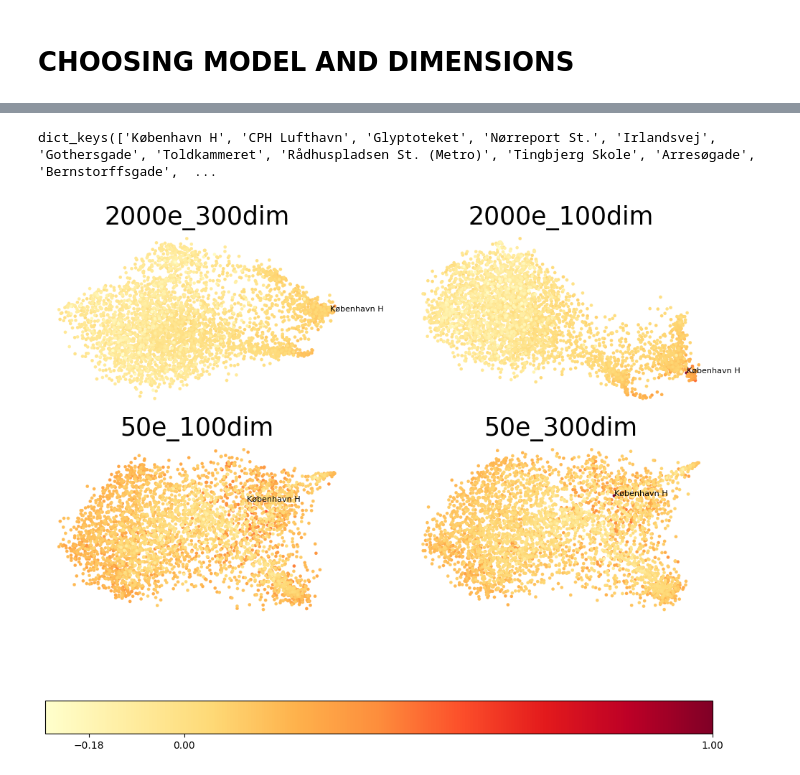
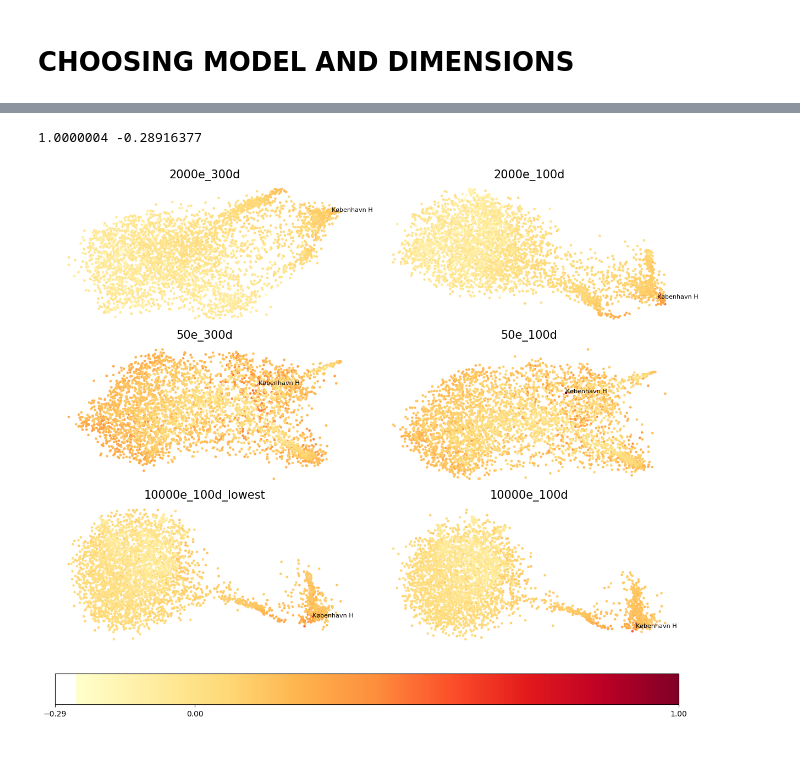
Before and after one commit to monicahardt/BachelorProject, a Jupyter notebook: Notebooks/data_analysis_cosine_similarity.ipynb, the cells around one changed output, grey strips where cells are left out. Saved outputs shown, nothing was run; the diff lists cells and outputs as text; code cells hidden in the pictures.

Commit message:
plots

```diff
--- a/Notebooks/data_analysis_cosine_similarity.ipynb
+++ b/Notebooks/data_analysis_cosine_similarity.ipynb
@@ -433,11 +433,22 @@ proj_50_300 = embedding_50_300.fit_transform(X2, init="pca")
 X3 = model_2000_100.wv.vectors
 embedding_2000_100 = pacmap.PaCMAP(n_components=2, n_neighbors=20, MN_ratio=0.5, FP_ratio=2.0)
 proj_2000_100 = embedding_2000_100.fit_transform(X3, init="pca")
+
+
+X4 = model_10000_100_lowest.wv.vectors
+embedding_10000_100_lowest = pacmap.PaCMAP(n_components=2, n_neighbors=20, MN_ratio=0.5, FP_ratio=2.0)
+proj_10000_100_lowest = embedding_10000_100_lowest.fit_transform(X4, init="pca")
+
+X5 = model_10000_100.wv.vectors
+embedding_10000_100 = pacmap.PaCMAP(n_components=2, n_neighbors=20, MN_ratio=0.5, FP_ratio=2.0)
+proj_10000_100 = embedding_10000_100.fit_transform(X5, init="pca")
 # %%
 similarity_matrix_2000_300 = cosine_similarity(X)
 similarity_matrix_50_100 = cosine_similarity(X1)
 similarity_matrix_50_300 = cosine_similarity(X2)
 similarity_matrix_2000_100 = cosine_similarity(X3)
+similarity_matrix_10000_100_lowest = cosine_similarity(X4)
+similarity_matrix_10000_100 = cosine_similarity(X5)
 # %%
 # Create a dictionary to map addresses to their corresponding embeddings
 journey_embeddings_2000_300 = {}
@@ -574,49 +621,66 @@ station_names_2000_300 = sorted_sim_kbh_2000_300.keys()
 station_names_50_100 = sorted_sim_kbh_50_100.keys()
 station_names_50_300 = sorted_sim_kbh_50_300.keys()
 station_names_2000_100 = sorted_sim_kbh_2000_100.keys()
-station_names_2000_100
+station_names_10000_100_lowest = sorted_sim_kbh_10000_100_lowest.keys()
+station_names_10000_100 = sorted_sim_kbh_10000_100.keys()
-# %% [output]
-dict_keys(['København H', 'CPH Lufthavn', 'Glyptoteket', 'Nørreport St.', 'Irlandsvej', 'Gothersgade', 'Toldkammeret', 'Rådhuspladsen St. (Metro)', 'Tingbjerg Skole', 'Arresøgade', 'Bernstorffsgade',  ...
 # %%
 color = [(sorted_sim_kbh_2000_300[station]) for station in station_names_2000_300]
 color1 = [(sorted_sim_kbh_2000_100[station]) for station in station_names_2000_100]
 color2 = [(sorted_sim_kbh_50_100[station]) for station in station_names_50_100]
 color3 = [(sorted_sim_kbh_50_300[station]) for station in station_names_50_300]
+color4 = [(sorted_sim_kbh_10000_100_lowest[station]) for station in station_names_10000_100_lowest]
+color5 = [(sorted_sim_kbh_10000_100[station]) for station in station_names_10000_100]
 colors = []
 colors.append(color)
 colors.append(color1)
 colors.append(color2)
 colors.append(color3)
+colors.append(color4)
+colors.append(color5)
+
+highest_similarity = -0.1
+lowest_similarity = 1.0
+
+for sim_list in colors:
+    for sim in sim_list:
+        if sim > highest_similarity:
+            highest_similarity = sim
+        if sim < lowest_similarity:
+            lowest_similarity = sim
+print(highest_similarity, lowest_similarity)
+# %% [output]
+1.0000004 -0.28916377
 # %%
 # Define color palette for zip codes
 # Create the plots
-fig, ax = plt.subplots(2, 2, figsize=(12, 10))
-norm = Normalize(vmin=-1.0, vmax=1.0)
-xs = [proj_2000_300, proj_2000_100, proj_50_100, proj_50_300 ]  # Use xs to select different dimensionality reduction results
-ts = ["2000e_300dim", "2000e_100dim", "50e_100dim", "50e_300dim"]
+fig, ax = plt.subplots(3, 2, figsize=(12, 10), layout='constrained')
+norm = Normalize(vmin=lowest_similarity, vmax=highest_similarity)
+xs = [proj_2000_300, proj_2000_100, proj_50_300, proj_50_100, proj_10000_100_lowest, proj_10000_100 ]  # Use xs to select different dimensionality reduction results
+ts = ["2000e_300d", "2000e_100d", "50e_300d", "50e_100d", "10000e_100d_lowest", "10000e_100d" ]
 s = 0
+
 
 for row in ax:
     for col in row:
-        col.set_title(ts[s], fontsize=25)
+        col.set_title(ts[s], fontsize=15)
         col.text(xs[s][kbh_index, 0], xs[s][kbh_index, 1], 'København H', fontsize=8, ha='left')
         test = col.scatter(
             [xs[s][journey_idx[journey_id]][0] for journey_id in journey_ids],
             [xs[s][journey_idx[journey_id]][1] for journey_id in journey_ids],
             lw=0.1, s=10, c=colors[s], cmap='YlOrRd'
         )
         s += 1
         col.axis('off')
 
 # Set the colorbar
 colorbar = plt.colorbar(test, ax=ax, orientation='horizontal')
 
 # Manually set colorbar ticks and labels
-colorbar.set_ticks([1.0, 0, -0.18])  # Adjust these as needed based on your scale
+colorbar.set_ticks([highest_similarity, 0, lowest_similarity])  # Adjust these as needed based on your scale
 
 plt.show()
 
-fig.tight_layout()
+# fig.tight_layout(pad=5.0)
 plt.show()
 # %% [output]
-[figure, old version]
+[figure, new version]
```
Also changed, not shown: parts of 6 cells of this notebook, 8 other files.
